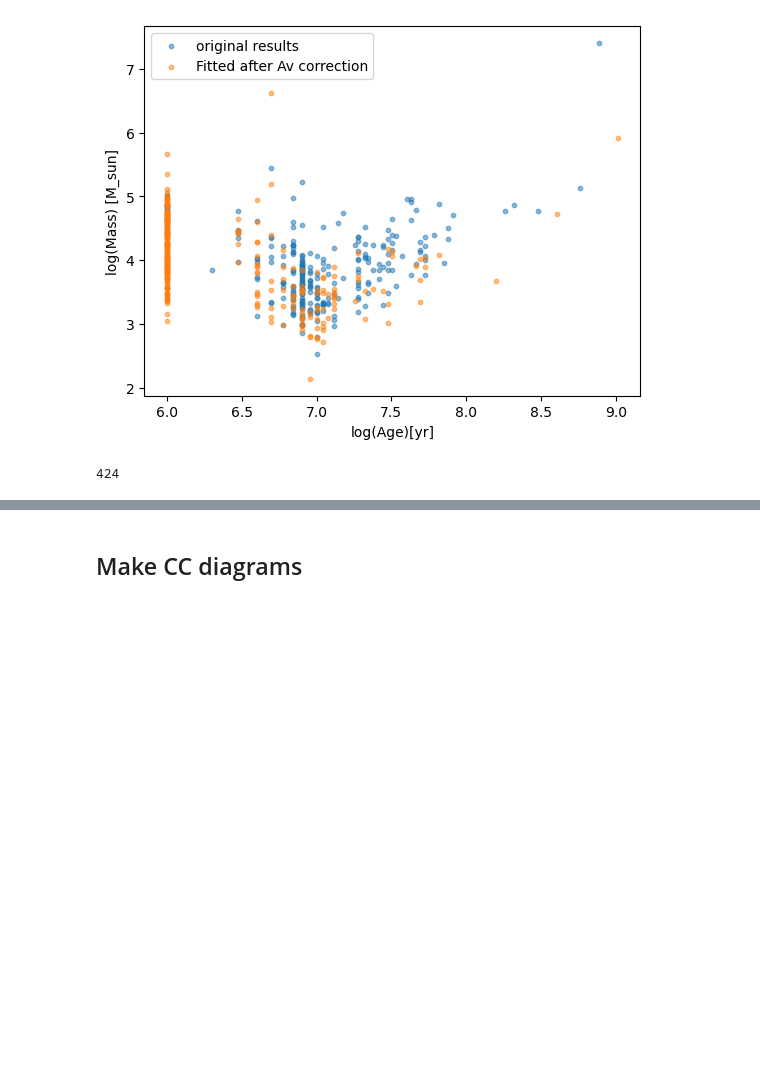
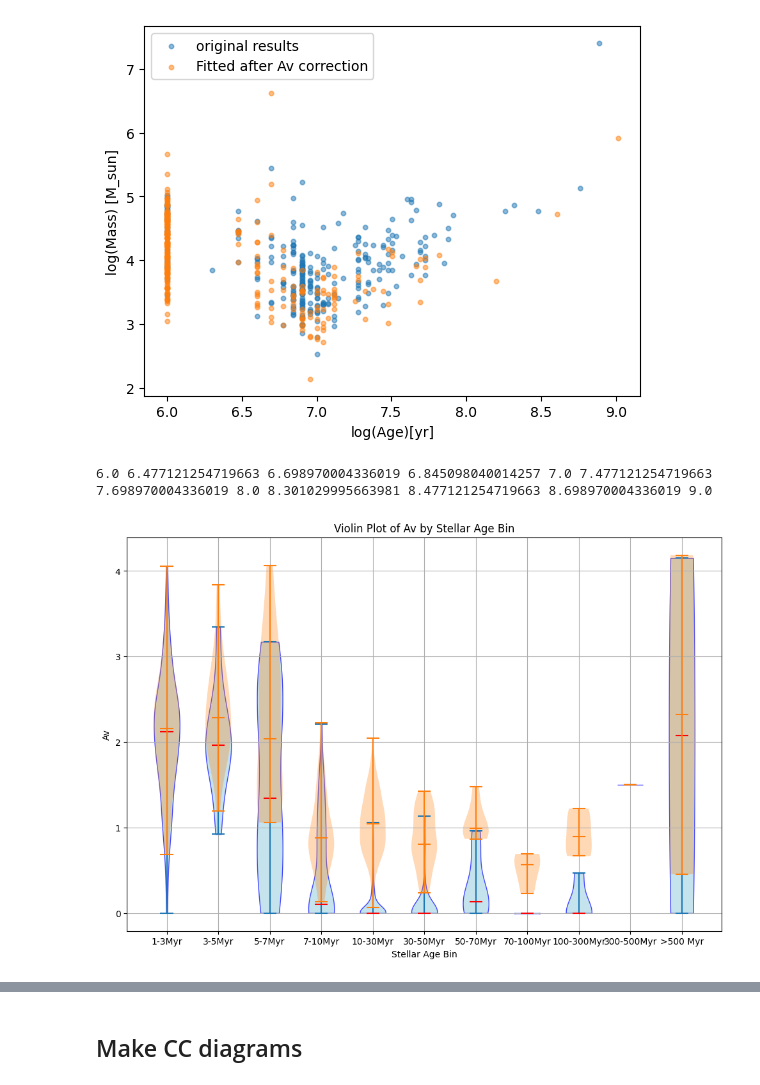
Before and after one commit to kilarson/msa, a Jupyter notebook: msa_cigale.ipynb, the cells around one changed output, grey strips where cells are left out. Saved outputs shown, nothing was run; the diff lists cells and outputs as text; code cells hidden in the pictures; blank space fills up the shorter version.

Commit message:
updated figures using Colab

```diff
--- a/msa_cigale.ipynb
+++ b/msa_cigale.ipynb
@@ -1304,8 +1304,49 @@ plt.xlabel('log(Age)[yr]')
 # %% [output]
 Text(0.5, 0, 'log(Age)[yr]')
 [figure]
-# %%
-av_corrected_bad = np.where(data_reg_tbl['reg_av_from_ratio'] > 0.0)
-print(len(av_corrected_bad[0]))
-# %% [output]
-424
+# %%
+print(np.log10(1e6),np.log10(3e6),np.log10(5e6),np.log10(7e6),np.log10(10e6),np.log10(30e6),np.log10(50e6),np.log10(100e6),np.log10(200e6),np.log10(300e6),np.log10(500e6),np.log10(1000e6))
+# %% [output]
+6.0 6.477121254719663 6.698970004336019 6.845098040014257 7.0 7.477121254719663 7.698970004336019 8.0 8.301029995663981 8.477121254719663 8.698970004336019 9.0
+# %%
+# Create bins for age
+age_bins =   [6.0,  6.47,   6.69,    6.845,     7.0,      7.477,      7.69,     7.85,         8.0,        8.477,        8.69,         9.5]
+age_labels = ['1-3Myr', '3-5Myr', '5-7Myr','7-10Myr', '10-30Myr','30-50Myr','50-70Myr', '70-100Myr', '100-300Myr', '300-500Myr', '>500 Myr']
+v_diff_all = (data_tbl['V_dolmag_vega_old']-data_tbl['V_dolmag_vega']) +cigale_df['bayes.attenuation.A550']
+v_diff = (data_tbl['V_dolmag_vega_old']-data_tbl['V_dolmag_vega'])
+
+
+#age_labels = ['1Myr', '3 Myr', '5 Myr','7 Myr', '10 Myr', '30 Myr', '50 Myr', '100 Myr', '200 Myr', '300 Myr', '500 Myr','1 Gyr']
+#n_bins = 12
+
+# Bin the stellar age data
+cigale_df['age_bin'] = pd.cut(np.log10(cigale_df['best.stellar.age_m_star']*1e6), bins=age_bins, labels=age_labels, right=False)
+
+# Create a list of Av values for each age bin
+av_data_by_age_bin = [v_diff[cigale_df['age_bin'] == label] for label in age_labels]
+av_tot_data_by_age_bin = [v_diff_all[cigale_df['age_bin'] == label] for label in age_labels]
+
+
+# Create the violin plot
+plt.figure(figsize=(12, 8))
+violin_parts = plt.violinplot(av_data_by_age_bin, showmedians=True)
+plt.violinplot(av_tot_data_by_age_bin, showmedians=True)
+
+# Customize the appearance of the violin plot (optional)
+for body in violin_parts['bodies']:
+    body.set_facecolor('lightblue')
+    body.set_edgecolor('blue')
+    body.set_alpha(0.7)
+
+# Customize the median line (optional)
+violin_parts['cmedians'].set_edgecolor('red')
+
+# Set labels and title
+plt.xticks(np.arange(1, len(age_labels) + 1), age_labels)
+plt.ylabel('Av')
+plt.xlabel('Stellar Age Bin')
+plt.title('Violin Plot of Av by Stellar Age Bin')
+plt.grid(True)
+plt.show()
+# %% [output]
+[figure, added]
```
Also changed, not shown: parts of 4 cells of this notebook.
